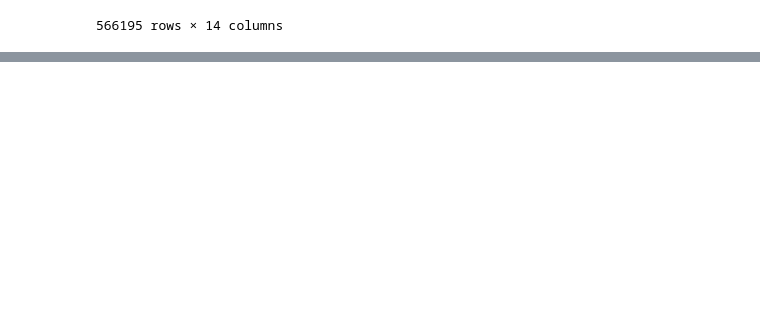
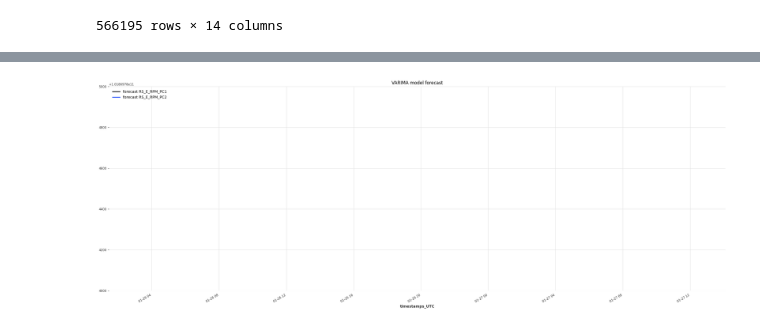
Before and after one commit to AdelNehili/INFOF423_DataMining, a Jupyter notebook: src/data_exploration.ipynb, the cells around one changed output, grey strips where cells are left out. Cells and saved outputs as stored; diff of their text form; code cells hidden in the pictures; blank space fills up the shorter version.

```diff
--- a/src/data_exploration.ipynb
+++ b/src/data_exploration.ipynb
@@ -468,0 +535,15 @@ data[(data["RS_E_RPM_PC1"] > 2500) | (data["RS_E_RPM_PC2"] > 2500)]
+# %%
+# split in train/validation sets
+training_set, validation_set = series[:2000], series[2000:3000]
+
+# define a scaler, by default, normalize each component between 0 and 1
+scaler_dataset = Scaler()
+# scaler is fit on training set only to avoid leakage
+training_scaled = scaler_dataset.fit_transform(training_set)
+validation_scaled = scaler_dataset.transform(validation_set)
+
+
+def fit_and_pred(model, training, validation):
+    model.fit(training)
+    forecast = model.predict(len(validation))
+    return forecast
@@ -468,0 +557,13 @@ data[(data["RS_E_RPM_PC1"] > 2500) | (data["RS_E_RPM_PC2"] > 2500)]
+# %%
+forecast_VARIMA = scaler_dataset.inverse_transform(forecast_VARIMA)
+
+labels = [f"forecast {component}" for component in components]
+plt.figure(figsize=(30,10))
+validation_set.plot()
+forecast_VARIMA.plot(label=labels)
+plt.ylim(0, 2000)
+plt.title("VARIMA model forecast")
+plt.legend(loc="upper left")
+plt.show()
+# %% [output]
+[figure, added]
```
Also changed, not shown: parts of 32 cells of this notebook, 5 other files.
